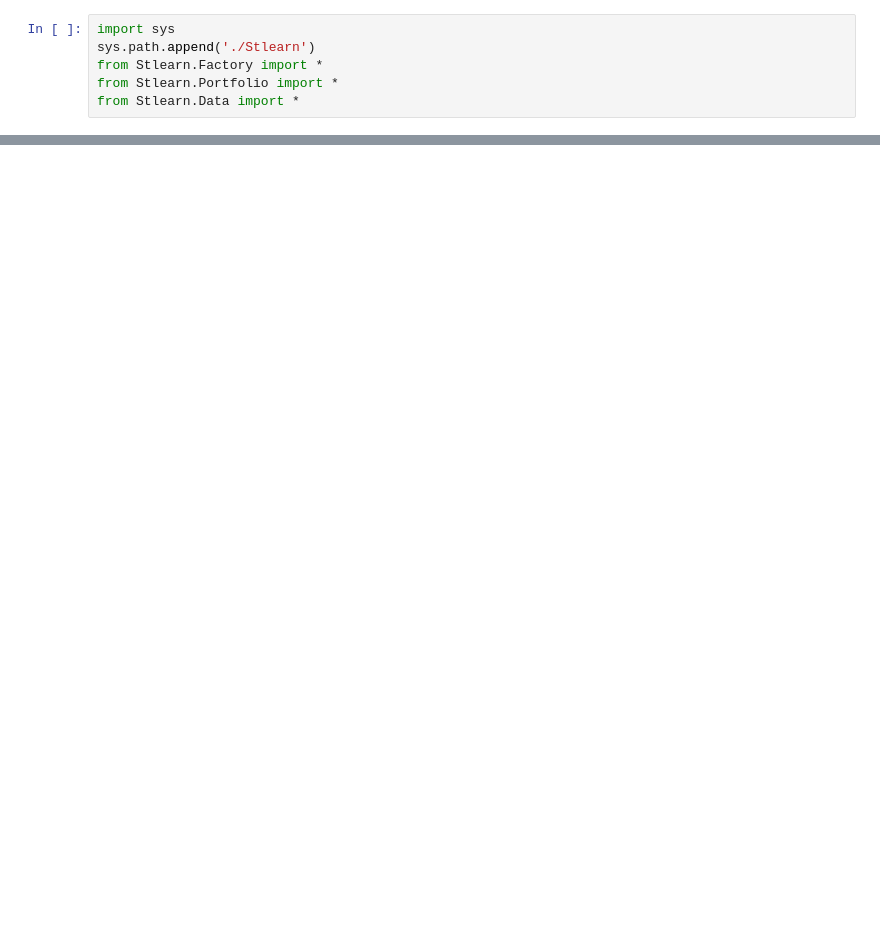
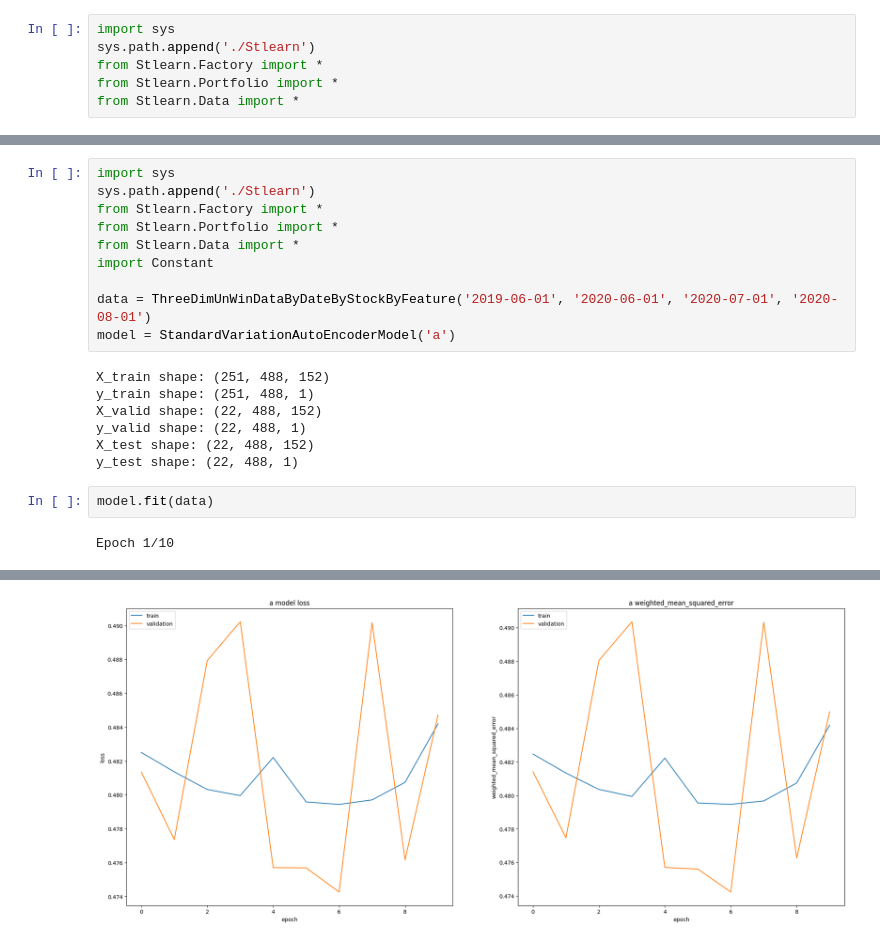
Before and after one commit to yzyk/ai-stock-selection, a Jupyter notebook: test_for_prototypes.ipynb, the cells around one changed output, grey strips where cells are left out. Saved outputs shown, nothing was run; the diff lists cells and outputs as text; blank space fills up the shorter version.

Commit message:
advanced models and data

```diff
--- a/test_for_prototypes.ipynb
+++ b/test_for_prototypes.ipynb
@@ -29,0 +107,21 @@ Epoch 4/10
+# %%
+import sys
+sys.path.append('./Stlearn')
+from Stlearn.Factory import *
+from Stlearn.Portfolio import *
+from Stlearn.Data import *
+import Constant
+
+data = ThreeDimUnWinDataByDateByStockByFeature('2019-06-01', '2020-06-01', '2020-07-01', '2020-08-01')
+model = StandardVariationAutoEncoderModel('a')
+# %% [output]
+X_train shape: (251, 488, 152)
+y_train shape: (251, 488, 1)
+X_valid shape: (22, 488, 152)
+y_valid shape: (22, 488, 1)
+X_test shape: (22, 488, 152)
+y_test shape: (22, 488, 1)
+# %%
+model.fit(data)
+# %% [output]
+Epoch 1/10
@@ -29,0 +148 @@ Epoch 4/10
+[figure, added]
```
Also changed, not shown: parts of 11 cells of this notebook, 29 other files.
